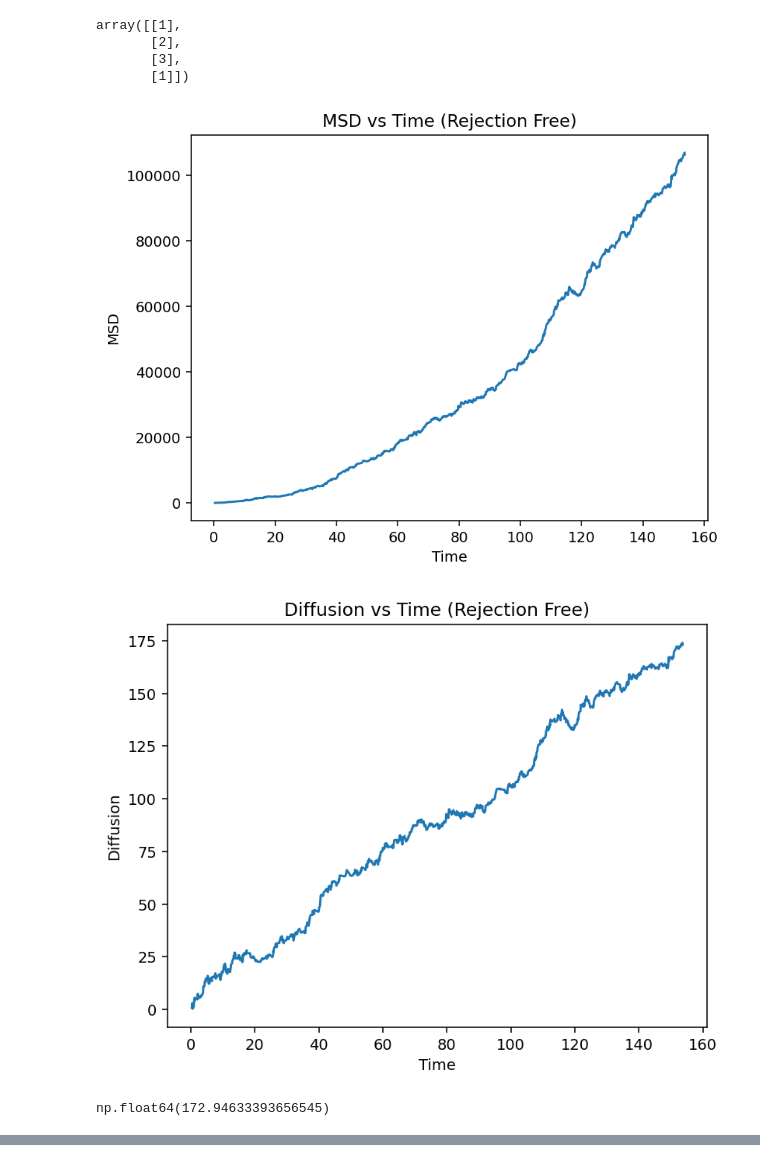
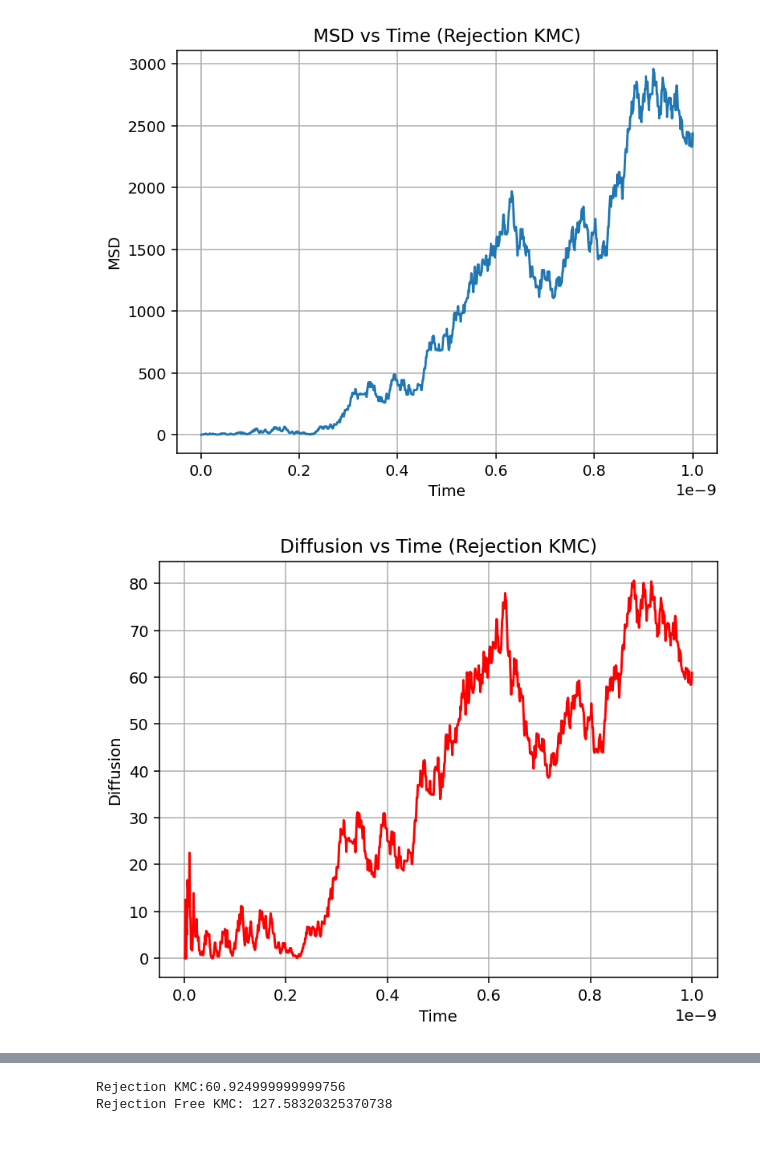
Before and after one commit to NKashyap21/Vacancy-Diffusion-, a Jupyter notebook: VacancySimulation.ipynb, the cells around one changed output, grey strips where cells are left out. Cells and saved outputs as stored; diff of their text form; code cells hidden in the pictures.

Commit message:
fix: stabilized D for Rejection and Rejection Free KMC

```diff
--- a/VacancySimulation.ipynb
+++ b/VacancySimulation.ipynb
@@ -178,14 +159,15 @@ myLattice.RejectionKMC(Ea=0.2,T=10000,iterations=20000)
-# %%
-rates = np.array([1,2,3,1]).T
-rates.reshape(4,1)
-# %% [output]
-array([[1],
-       [2],
-       [3],
-       [1]])
-# %%
-myLattice.RejectionFreeKMC(rates=rates,Ea=0.2,T=1000,iterations=1000)
-# %% [output]
-[figure, removed]
-[figure, removed]
-np.float64(172.94633393656545)
+# %%
+iterations = 1000
+Ea = 0.2
+T = 900
+
+rejectionlattice = Lattice(length=100)
+rejectionFreeLattice = Lattice(length=100)
+
+D1 = rejectionlattice.RejectionKMC(Ea,iterations,T,dt=1e-12)
+D2 = rejectionFreeLattice.RejectionFreeKMC(Ea,T,iterations)
+
+print(f"Rejection KMC:{D1}\nRejection Free KMC: {D2}")
+# %% [output]
+[figure, added]
+[figure, added]
@@ -191,0 +176,2 @@ np.float64(172.94633393656545)
+Rejection KMC:60.924999999999756
+Rejection Free KMC: 127.58320325370738
```
Also changed, not shown: parts of 8 cells of this notebook, 2 other files.
